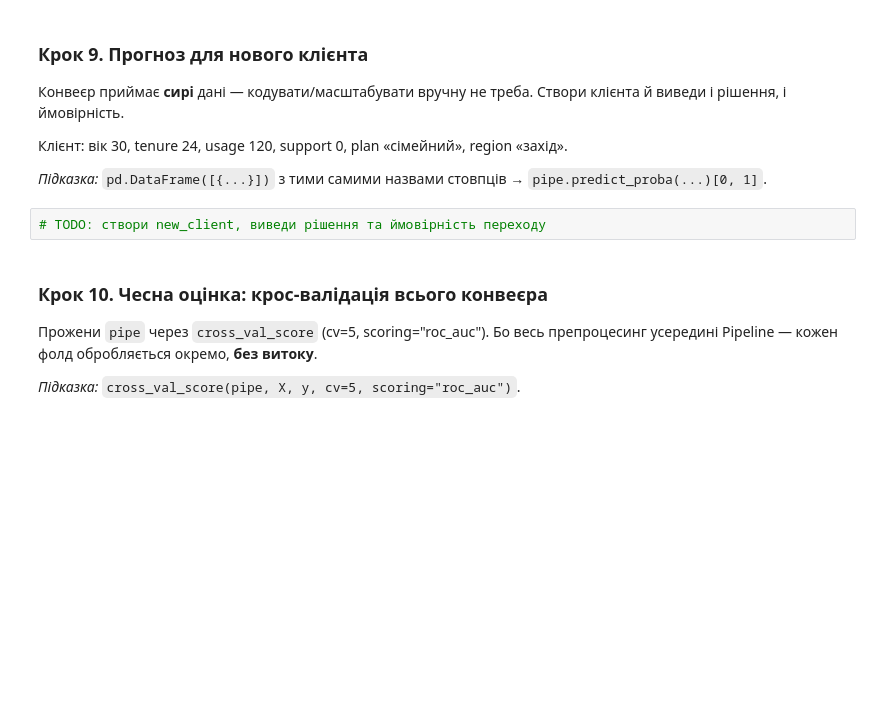
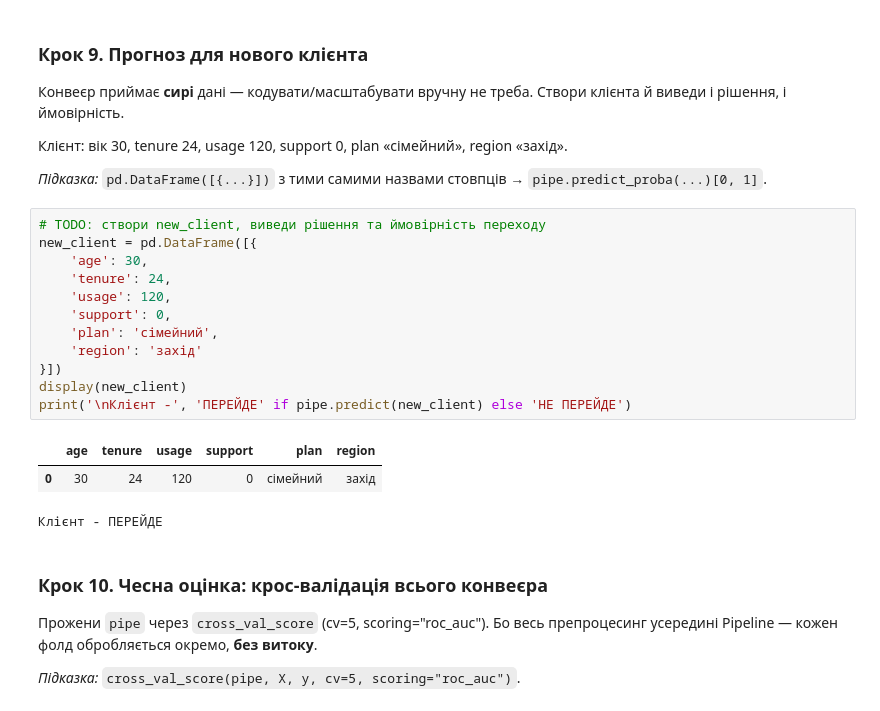
Before and after one commit to NadiiaIvashchuk/DTA_2026, a Jupyter notebook: ML/logreg_pipeline_TASKS.ipynb, the cells around one changed output. Saved outputs shown, nothing was run; the diff lists cells and outputs as text; blank space fills up the shorter version.

```diff
--- a/ML/logreg_pipeline_TASKS.ipynb
+++ b/ML/logreg_pipeline_TASKS.ipynb
@@ -287,8 +287,22 @@ coef_df
 Клієнт: вік 30, tenure 24, usage 120, support 0, plan «сімейний», region «захід».
 
 *Підказка:* `pd.DataFrame([{...}])` з тими самими назвами стовпців → `pipe.predict_proba(...)[0, 1]`.
-# %%
-# TODO: створи new_client, виведи рішення та ймовірність переходу
+# %%
+# TODO: створи new_client, виведи рішення та ймовірність переходу
+new_client = pd.DataFrame([{
+    'age': 30,
+    'tenure': 24,
+    'usage': 120,
+    'support': 0,
+    'plan': 'сімейний',
+    'region': 'захід'
+}])
+display(new_client)
+print('\nКлієнт -', 'ПЕРЕЙДЕ' if pipe.predict(new_client) else 'НЕ ПЕРЕЙДЕ')
+# %% [output]
+|  | age | tenure | usage | support | plan | region |
+| 0 | 30 | 24 | 120 | 0 | сімейний | захід |
+Клієнт - ПЕРЕЙДЕ
 # %% [markdown]
 ### Крок 10. Чесна оцінка: крос-валідація всього конвеєра
 Прожени `pipe` через `cross_val_score` (cv=5, scoring="roc_auc"). Бо весь препроцесинг усередині Pipeline — кожен фолд обробляється окремо, **без витоку**.
```
Also changed, not shown: parts of 6 cells of this notebook.
